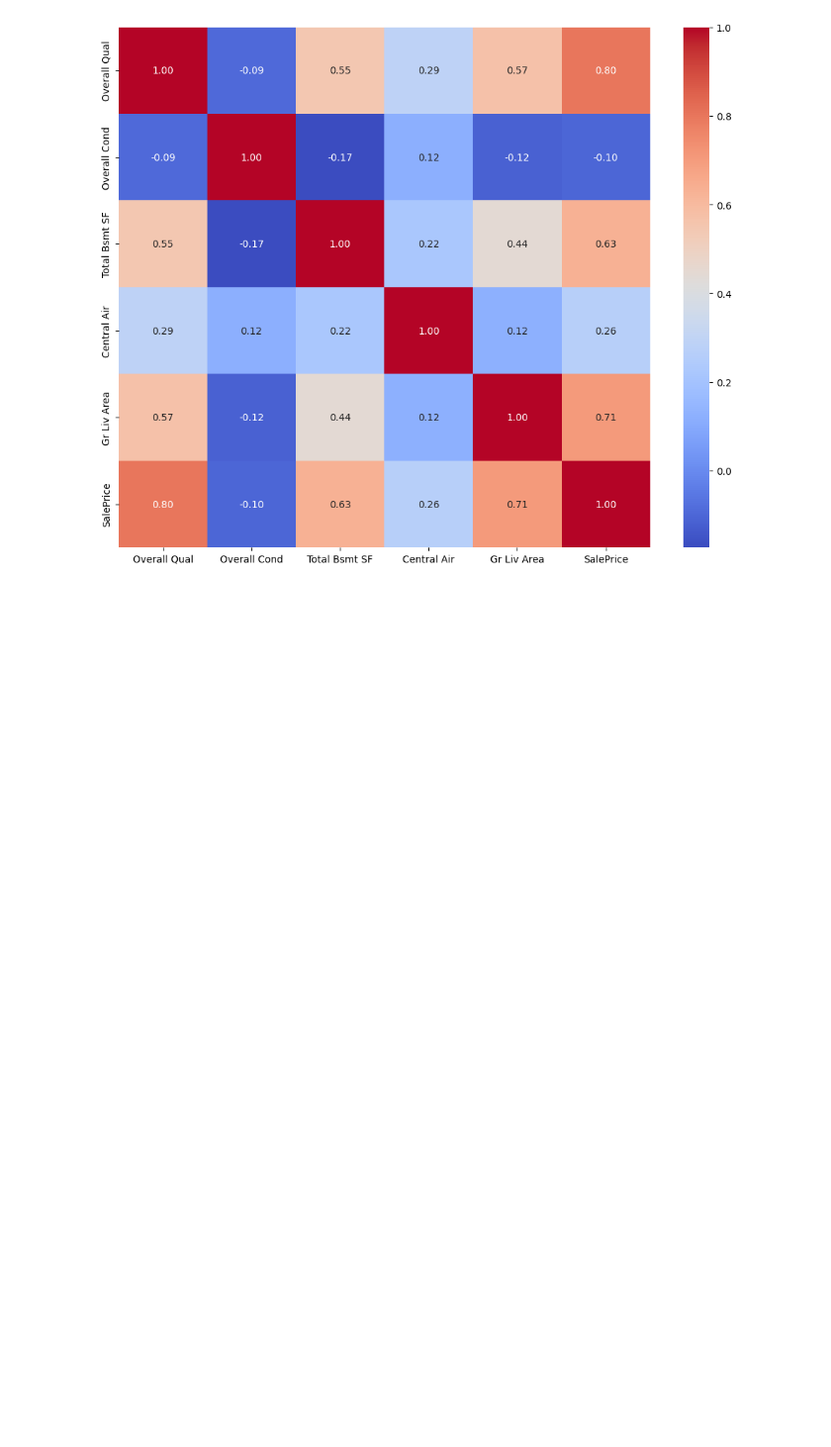
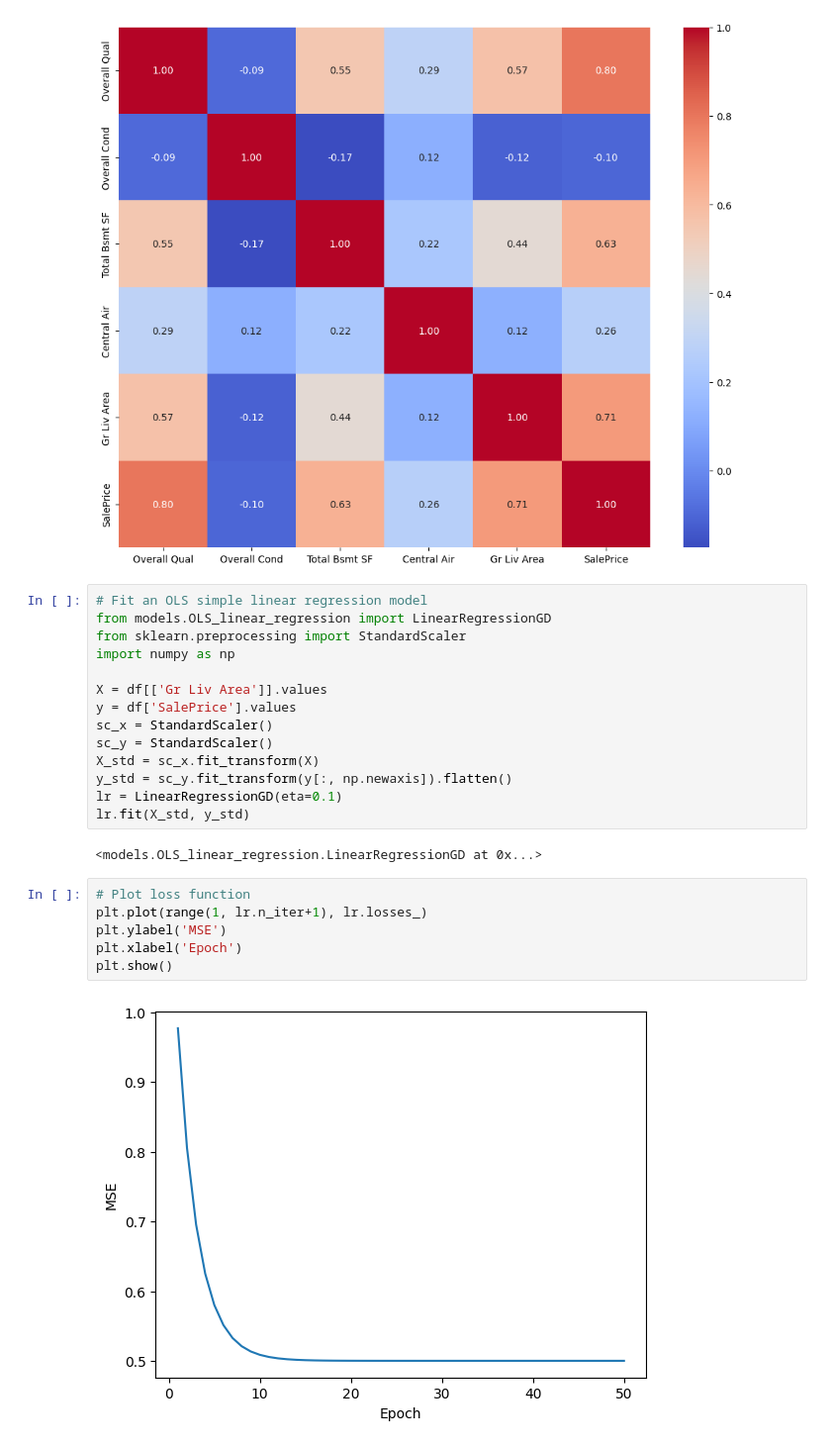
Before and after one commit to mathcslearner/ML_Implementation, a Jupyter notebook: linear_regression.ipynb, the cells around one changed output. Shown at 99% size. Drawn from its saved outputs; the diff is of its cells as text; blank space fills up the shorter version.

Commit message:
feat: OLS linear regression model

```diff
--- a/linear_regression.ipynb
+++ b/linear_regression.ipynb
@@ -65,3 +65,27 @@ plt.tight_layout()
 plt.show()
 # %% [output]
 [figure]
+# %%
+# Fit an OLS simple linear regression model
+from models.OLS_linear_regression import LinearRegressionGD
+from sklearn.preprocessing import StandardScaler
+import numpy as np
+
+X = df[['Gr Liv Area']].values
+y = df['SalePrice'].values
+sc_x = StandardScaler()
+sc_y = StandardScaler()
+X_std = sc_x.fit_transform(X)
+y_std = sc_y.fit_transform(y[:, np.newaxis]).flatten()
+lr = LinearRegressionGD(eta=0.1)
+lr.fit(X_std, y_std)
+# %% [output]
+<models.OLS_linear_regression.LinearRegressionGD at 0x...>
+# %%
+# Plot loss function
+plt.plot(range(1, lr.n_iter+1), lr.losses_)
+plt.ylabel('MSE')
+plt.xlabel('Epoch')
+plt.show()
+# %% [output]
+[figure, added]
```
Also changed, not shown: parts of 4 cells of this notebook, 1 other file.
